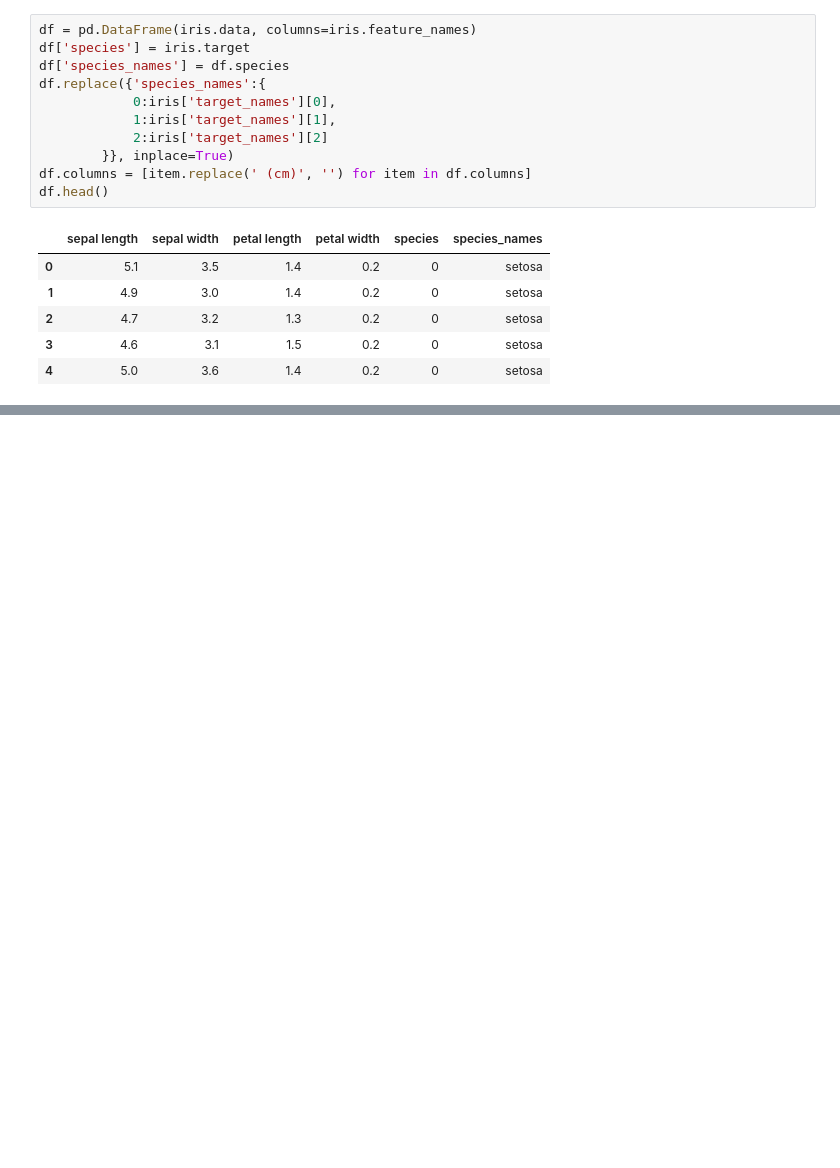
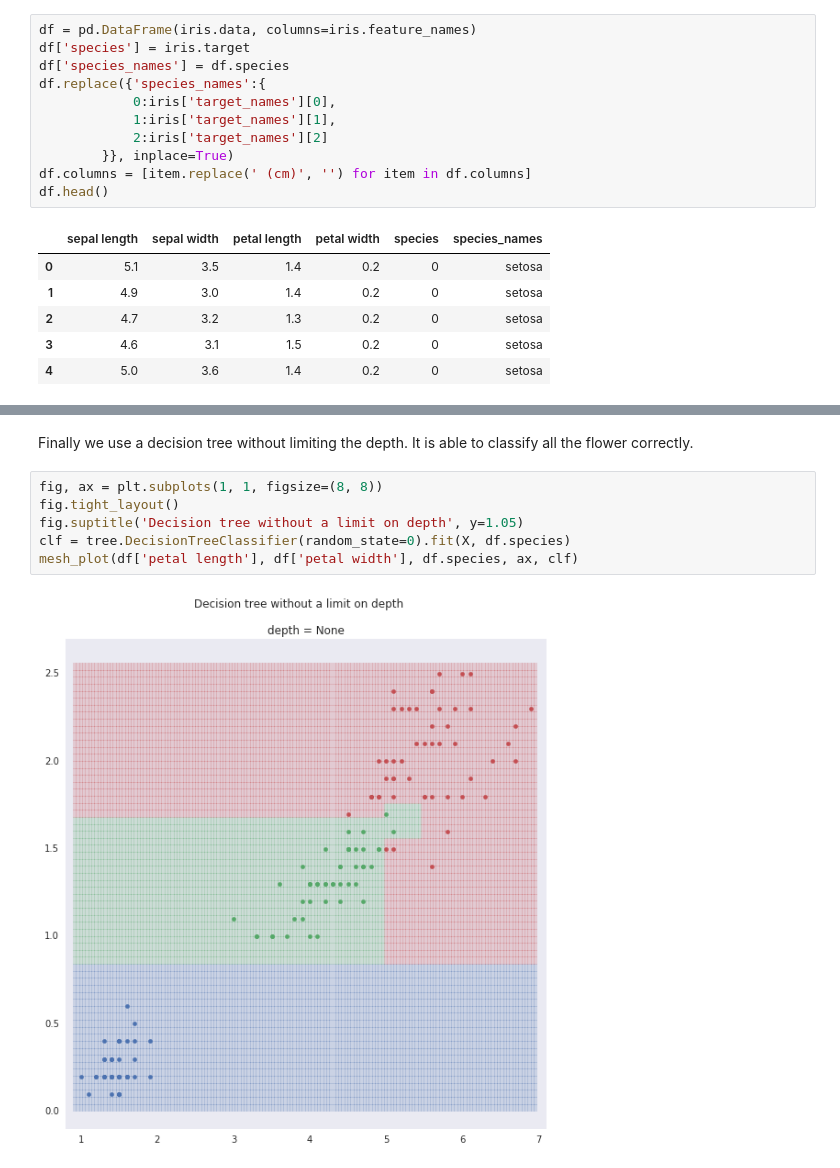
Before and after one commit to gavinln/stats_py_vm, a Jupyter notebook: notebooks/scikit-learn/04_Decision_trees.ipynb, the cells around one changed output, grey strips where cells are left out. Drawn from its saved outputs; the diff is of its cells as text; blank space fills up the shorter version.

```diff
--- a/notebooks/scikit-learn/04_Decision_trees.ipynb
+++ b/notebooks/scikit-learn/04_Decision_trees.ipynb
@@ -107,3 +118,13 @@ for idx in range(0, 3):
 [figure]
 [figure]
 [figure]
+# %% [markdown]
+Finally we use a decision tree without limiting the depth. It is able to classify all the flower correctly.
+# %%
+fig, ax = plt.subplots(1, 1, figsize=(8, 8))
+fig.tight_layout()
+fig.suptitle('Decision tree without a limit on depth', y=1.05)
+clf = tree.DecisionTreeClassifier(random_state=0).fit(X, df.species)
+mesh_plot(df['petal length'], df['petal width'], df.species, ax, clf)
+# %% [output]
+[figure, added]
```
Also changed, not shown: parts of 9 cells of this notebook.
